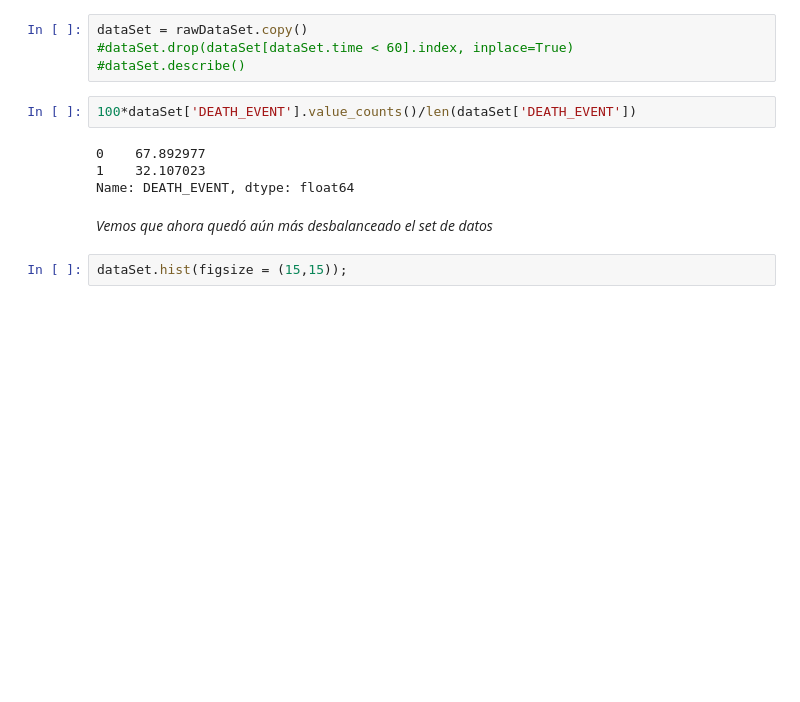
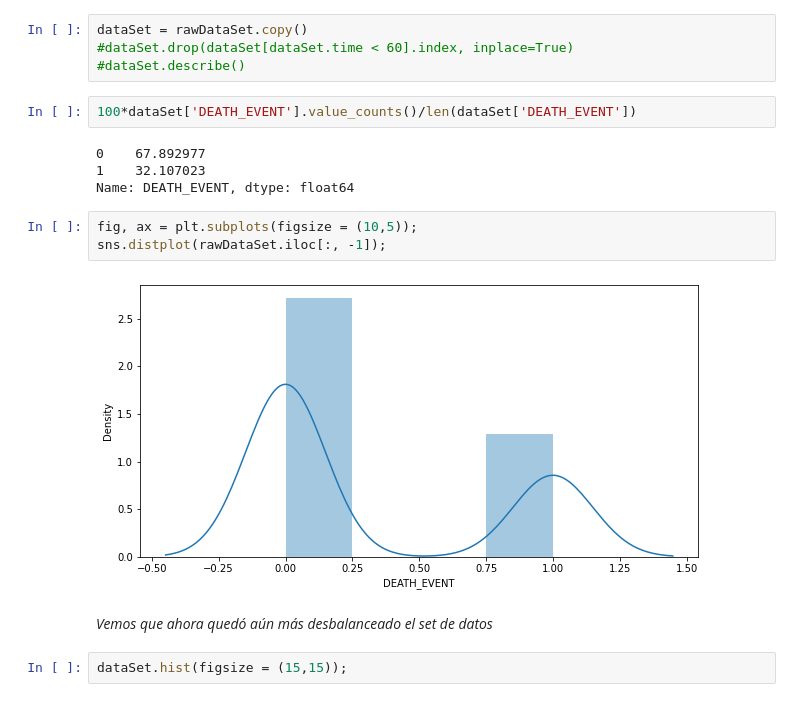
Before and after one commit to Fedenov/Aprendizaje_Automatico_Tarea3, a Jupyter notebook: Tarea3.ipynb, the cells around one changed output. Saved outputs shown, nothing was run; the diff lists cells and outputs as text; blank space fills up the shorter version.

```diff
--- a/Tarea3.ipynb
+++ b/Tarea3.ipynb
@@ -127,6 +133,11 @@ dataSet = rawDataSet.copy()
 0    67.892977
 1    32.107023
 Name: DEATH_EVENT, dtype: float64
+# %%
+fig, ax = plt.subplots(figsize = (10,5));
+sns.distplot(rawDataSet.iloc[:, -1]);
+# %% [output]
+[figure, added]
 # %% [markdown]
 *Vemos que ahora quedó aún más desbalanceado el set de datos*
 # %%
```
Also changed, not shown: parts of 38 cells of this notebook.
